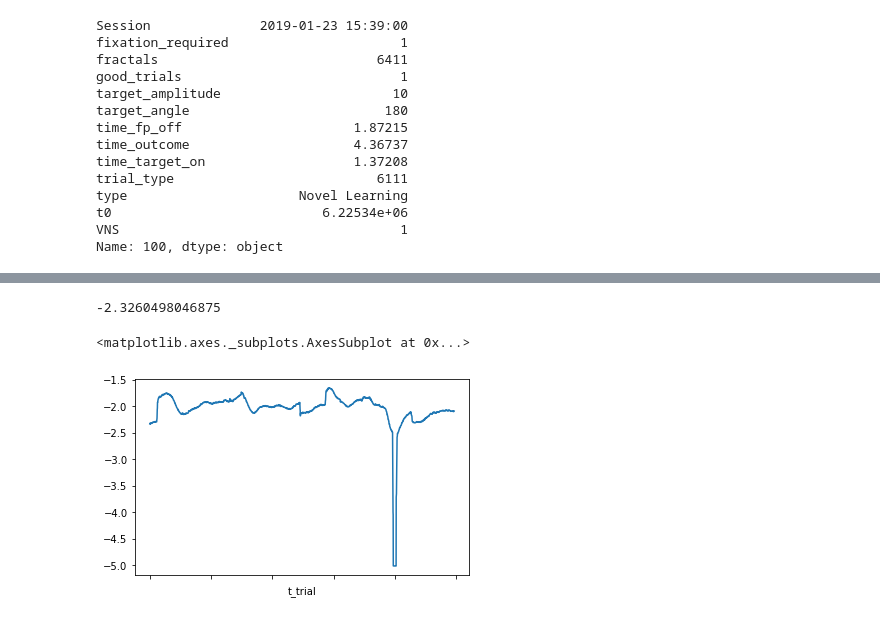
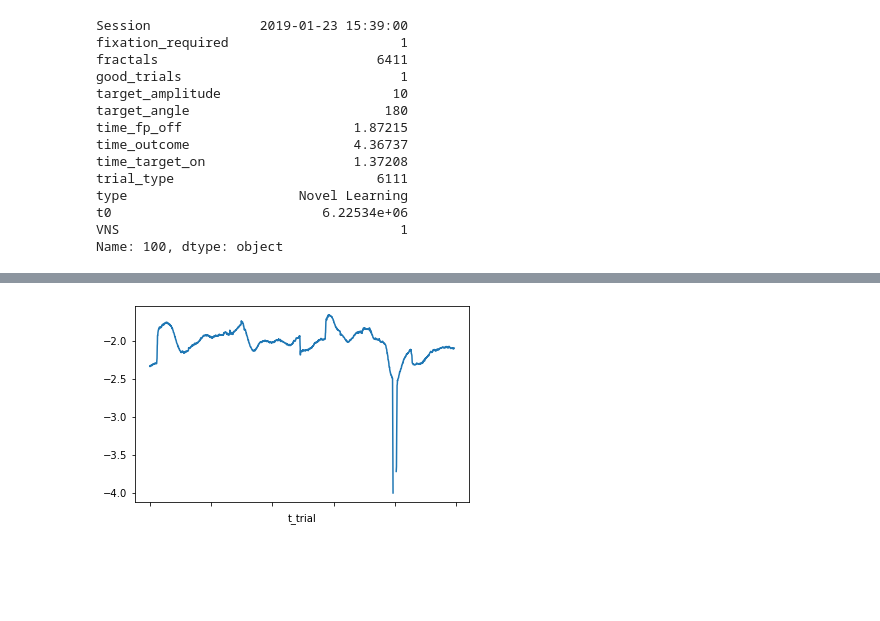
Before and after one commit to schlich/vns, a Jupyter notebook: data_exploration.ipynb, the cells around one changed output, grey strips where cells are left out. Saved outputs shown, nothing was run; the diff lists cells and outputs as text; code cells hidden in the pictures; blank space fills up the shorter version.

```diff
--- a/data_exploration.ipynb
+++ b/data_exploration.ipynb
@@ -285,15 +329,0 @@ print(len(sess['Pupils'].loc[100]))
-# %%
-# loop through every session and every trial of vns on
-# find any blink (defined as <= -4.7, and change it to NaN)
-#for date in vns_sessions:
-trial_count = 0
-curr_sess = vns_on_eye[vns_on_eye['Session'] == '2019-01-23 15:39:00']['Pupils']
-for t in range(0,len(curr_sess.groupby(level = 0))):
-    trial_count = trial_count + 1
-    if (trial_count % 25 == 0):
-        print(trial_count)
-    for pupil in range(0,len(curr_sess.loc[t])):
-        if (curr_sess.loc[t][pupil] <= -4.7):
-            curr_sess.loc[t][pupil] = np.nan
-vns_on_eye[vns_on_eye['Session'] == date]['Pupils'] = curr_sess
-print(trial_count)
@@ -308,4 +330,8 @@ print(trial_count)
+# %%
+# remove blinks
+vns_on_eye["Pupils"].where(vns_on_eye["Pupils"] > -4, np.NaN, inplace = True)
+vns_off_eye["Pupils"].where(vns_off_eye["Pupils"] > -4, np.NaN, inplace = True)
 # %%
-pupils = vns_on_eye[vns_on_eye['Session'] == '2019-01-23 15:39:00']['Pupils']
-pupils
+session = vns_on_eye.loc[(vns_on_eye['Session'] == '2019-01-23 15:39:00') & (vns_on_eye['Trial'] == 100),'Pupils']
+session.plot()
 # %% [output]
@@ -325,9 +339 @@ Name: Pupils, Length: 838134, dtype: float64
+[figure, added]
-# %%
-pupils.loc[100][4]
-# %% [output]
--2.3260498046875
-# %%
-pupils.plot()
-# %% [output]
-<matplotlib.axes._subplots.AxesSubplot at 0x...>
-[figure, removed]
```
Also changed, not shown: parts of 15 cells of this notebook.
